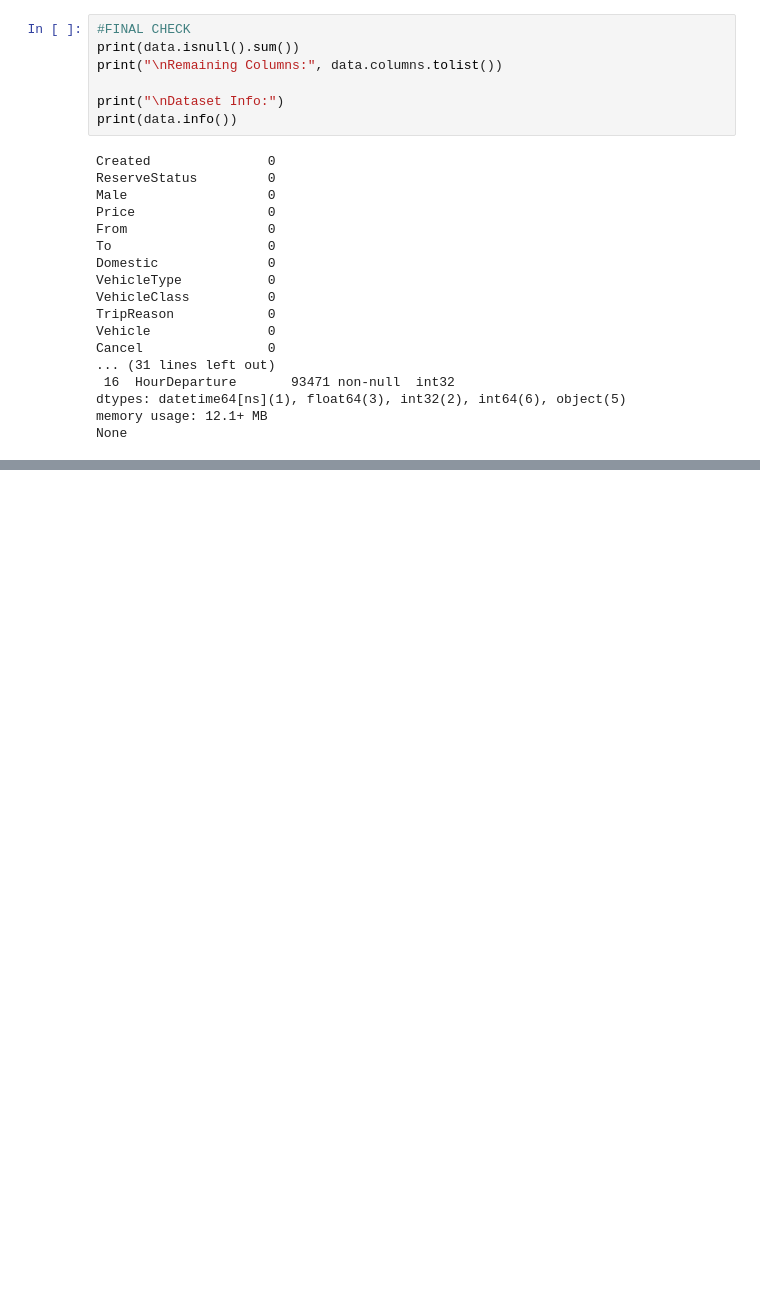
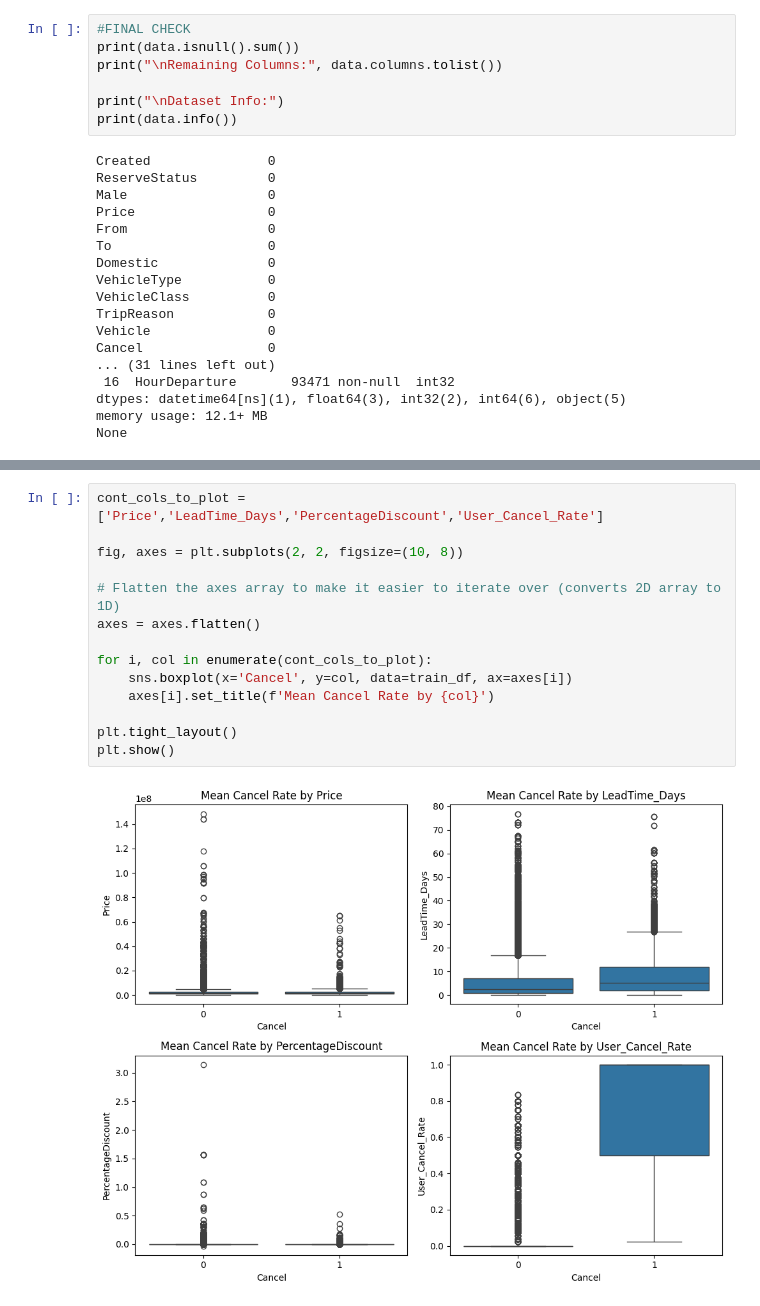
Before and after one commit to silviacalabretta/statistical-methods-project, a Jupyter notebook: notebooks/011_data_exploration.ipynb, the cells around one changed output, grey strips where cells are left out. Saved outputs shown, nothing was run; the diff lists cells and outputs as text; blank space fills up the shorter version.

```diff
--- a/notebooks/011_data_exploration.ipynb
+++ b/notebooks/011_data_exploration.ipynb
@@ -713,0 +736,16 @@ None
+# %%
+cont_cols_to_plot = ['Price','LeadTime_Days','PercentageDiscount','User_Cancel_Rate']
+
+fig, axes = plt.subplots(2, 2, figsize=(10, 8))
+
+# Flatten the axes array to make it easier to iterate over (converts 2D array to 1D)
+axes = axes.flatten()
+
+for i, col in enumerate(cont_cols_to_plot):
+    sns.boxplot(x='Cancel', y=col, data=train_df, ax=axes[i])
+    axes[i].set_title(f'Mean Cancel Rate by {col}')
+
+plt.tight_layout()
+plt.show()
+# %% [output]
+[figure, added]
```
Also changed, not shown: parts of 4 cells of this notebook, 2 other files.
